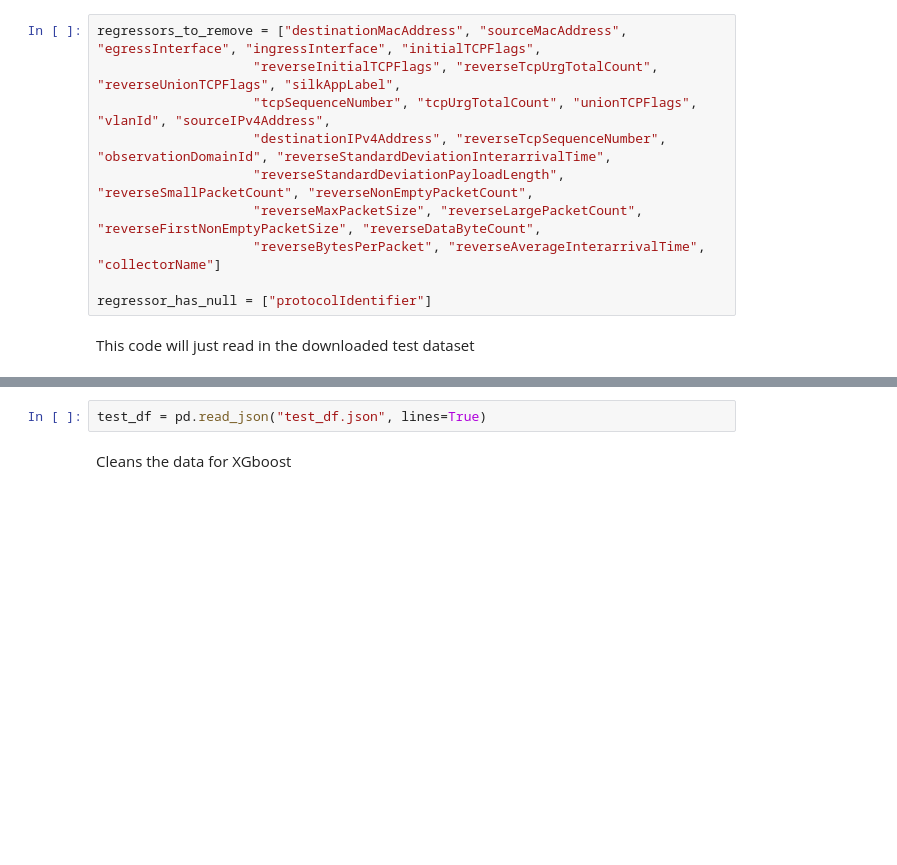
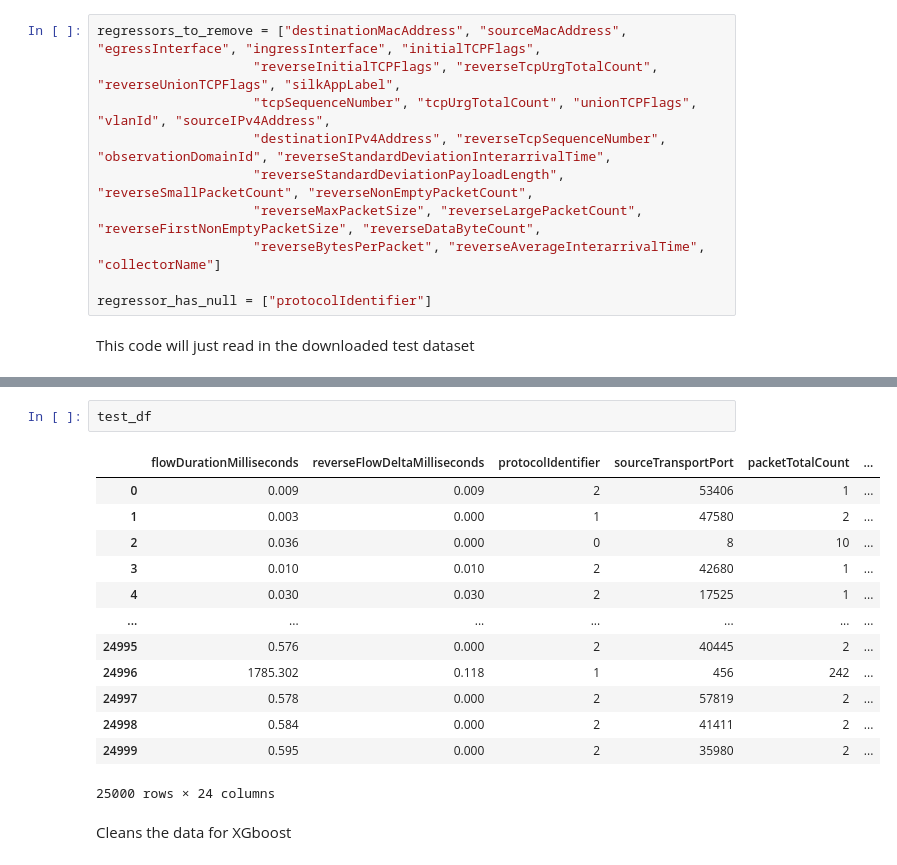
Before and after one commit to jamefr/Data3001, a Jupyter notebook: DATA3001_Model.ipynb, the cells around one changed output, grey strips where cells are left out. Drawn from its saved outputs; the diff is of its cells as text; blank space fills up the shorter version.

```diff
--- a/DATA3001_Model.ipynb
+++ b/DATA3001_Model.ipynb
@@ -18,5 +192,19 @@ train_df = pd.concat([df1,df2],ignore_index=True)
 # %%
-test_df = pd.read_json("test_df.json", lines=True)
+test_df
+# %% [output]
+|  | flowDurationMilliseconds | reverseFlowDeltaMilliseconds | protocolIdentifier | sourceTransportPort | packetTotalCount | ... |
+| 0 | 0.009 | 0.009 | 2 | 53406 | 1 | ... |
+| 1 | 0.003 | 0.000 | 1 | 47580 | 2 | ... |
+| 2 | 0.036 | 0.000 | 0 | 8 | 10 | ... |
+| 3 | 0.010 | 0.010 | 2 | 42680 | 1 | ... |
+| 4 | 0.030 | 0.030 | 2 | 17525 | 1 | ... |
+| ... | ... | ... | ... | ... | ... | ... |
+| 24995 | 0.576 | 0.000 | 2 | 40445 | 2 | ... |
+| 24996 | 1785.302 | 0.118 | 1 | 456 | 242 | ... |
+| 24997 | 0.578 | 0.000 | 2 | 57819 | 2 | ... |
+| 24998 | 0.584 | 0.000 | 2 | 41411 | 2 | ... |
+| 24999 | 0.595 | 0.000 | 2 | 35980 | 2 | ... |
+25000 rows × 24 columns
 # %% [markdown]
 Cleans the data for XGboost
 # %%
```
Also changed, not shown: parts of 31 cells of this notebook.
